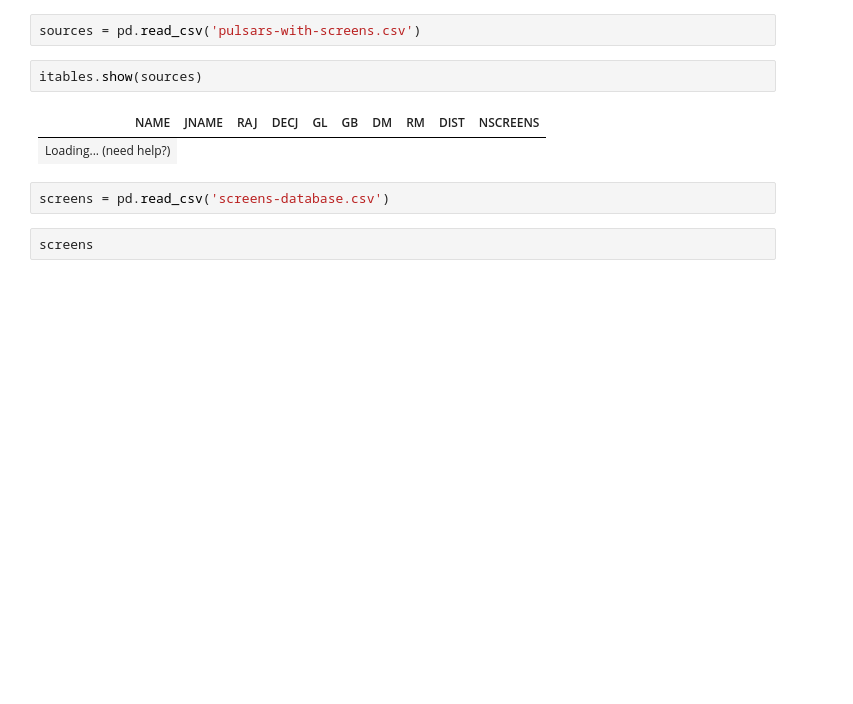
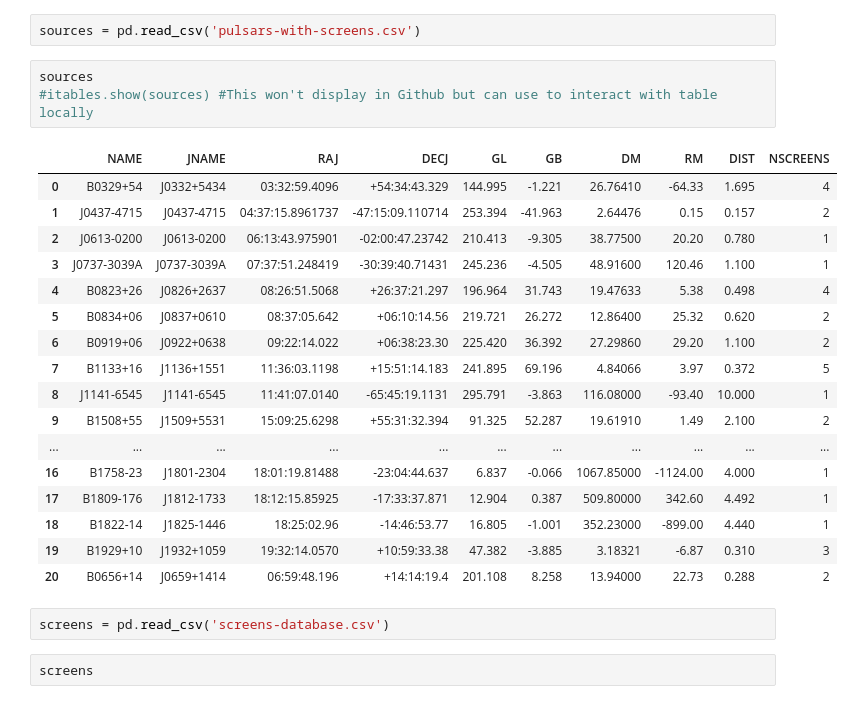
Before and after one commit to scintillometry/screen-database, a Jupyter notebook: ScreenDatabase.ipynb, the cells around one changed output. Drawn from its saved outputs; the diff is of its cells as text; blank space fills up the shorter version.

```diff
--- a/ScreenDatabase.ipynb
+++ b/ScreenDatabase.ipynb
@@ -10,10 +10,26 @@ itables.init_notebook_mode()
 # %%
 sources = pd.read_csv('pulsars-with-screens.csv')
 # %%
-itables.show(sources)
+sources
+#itables.show(sources) #This won't display in Github but can use to interact with table locally
 # %% [output]
-| NAME | JNAME | RAJ | DECJ | GL | GB | DM | RM | DIST | NSCREENS |
-| Loading... (need help?) |
+|  | NAME | JNAME | RAJ | DECJ | GL | GB | DM | RM | DIST | NSCREENS |
+| 0 | B0329+54 | J0332+5434 | 03:32:59.4096 | +54:34:43.329 | 144.995 | -1.221 | 26.76410 | -64.33 | 1.695 | 4 |
+| 1 | J0437-4715 | J0437-4715 | 04:37:15.8961737 | -47:15:09.110714 | 253.394 | -41.963 | 2.64476 | 0.15 | 0.157 | 2 |
+| 2 | J0613-0200 | J0613-0200 | 06:13:43.975901 | -02:00:47.23742 | 210.413 | -9.305 | 38.77500 | 20.20 | 0.780 | 1 |
+| 3 | J0737-3039A | J0737-3039A | 07:37:51.248419 | -30:39:40.71431 | 245.236 | -4.505 | 48.91600 | 120.46 | 1.100 | 1 |
+| 4 | B0823+26 | J0826+2637 | 08:26:51.5068 | +26:37:21.297 | 196.964 | 31.743 | 19.47633 | 5.38 | 0.498 | 4 |
+| 5 | B0834+06 | J0837+0610 | 08:37:05.642 | +06:10:14.56 | 219.721 | 26.272 | 12.86400 | 25.32 | 0.620 | 2 |
+| 6 | B0919+06 | J0922+0638 | 09:22:14.022 | +06:38:23.30 | 225.420 | 36.392 | 27.29860 | 29.20 | 1.100 | 2 |
+| 7 | B1133+16 | J1136+1551 | 11:36:03.1198 | +15:51:14.183 | 241.895 | 69.196 | 4.84066 | 3.97 | 0.372 | 5 |
+| 8 | J1141-6545 | J1141-6545 | 11:41:07.0140 | -65:45:19.1131 | 295.791 | -3.863 | 116.08000 | -93.40 | 10.000 | 1 |
+| 9 | B1508+55 | J1509+5531 | 15:09:25.6298 | +55:31:32.394 | 91.325 | 52.287 | 19.61910 | 1.49 | 2.100 | 2 |
+| ... | ... | ... | ... | ... | ... | ... | ... | ... | ... | ... |
+| 16 | B1758-23 | J1801-2304 | 18:01:19.81488 | -23:04:44.637 | 6.837 | -0.066 | 1067.85000 | -1124.00 | 4.000 | 1 |
+| 17 | B1809-176 | J1812-1733 | 18:12:15.85925 | -17:33:37.871 | 12.904 | 0.387 | 509.80000 | 342.60 | 4.492 | 1 |
+| 18 | B1822-14 | J1825-1446 | 18:25:02.96 | -14:46:53.77 | 16.805 | -1.001 | 352.23000 | -899.00 | 4.440 | 1 |
+| 19 | B1929+10 | J1932+1059 | 19:32:14.0570 | +10:59:33.38 | 47.382 | -3.885 | 3.18321 | -6.87 | 0.310 | 3 |
+| 20 | B0656+14 | J0659+1414 | 06:59:48.196 | +14:14:19.4 | 201.108 | 8.258 | 13.94000 | 22.73 | 0.288 | 2 |
 # %%
 screens = pd.read_csv('screens-database.csv')
 # %%
```
Also changed, not shown: parts of 1 cell of this notebook, 3 other files.
